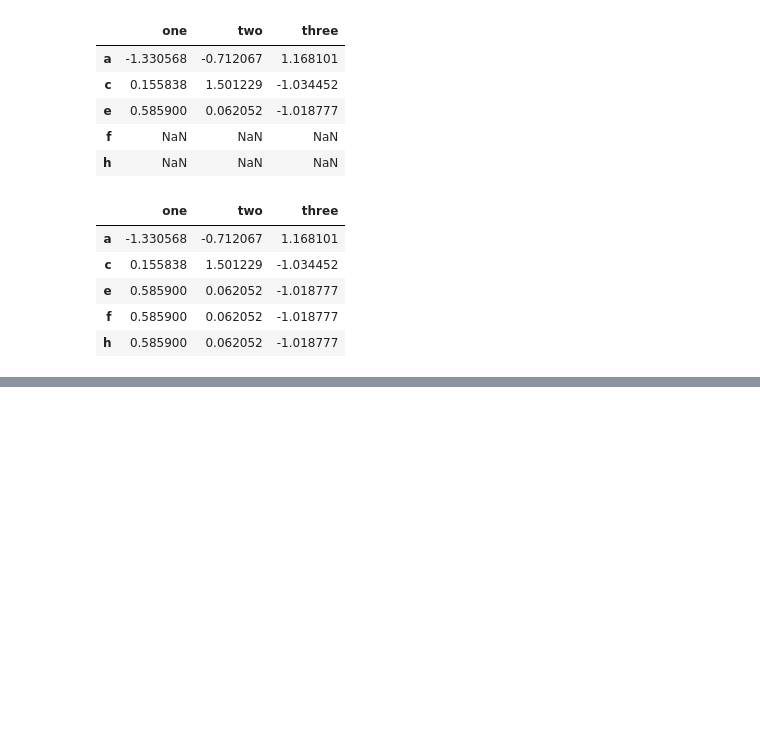
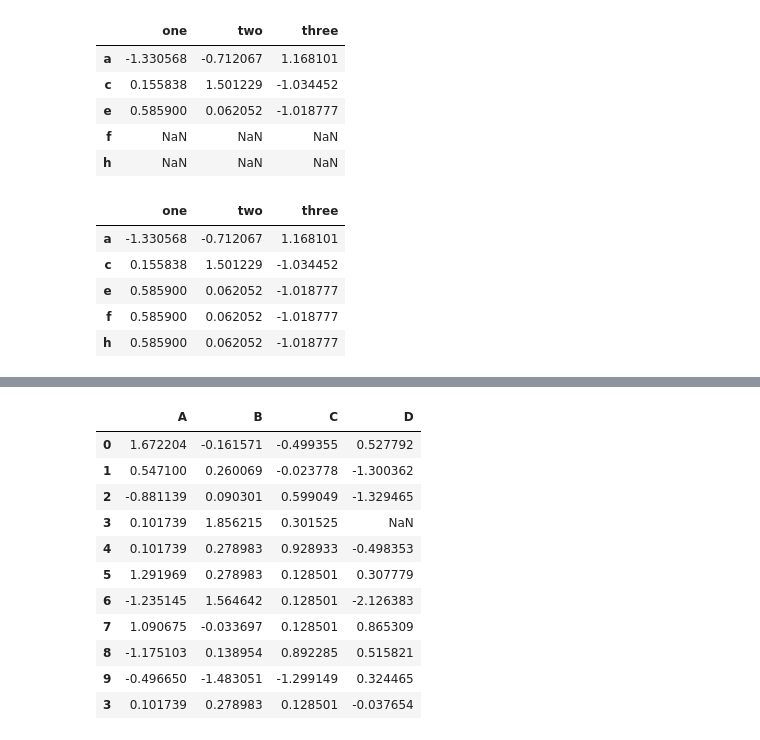
Before and after one commit to RobertTalbert/discretelinearcomputing, a Jupyter notebook: pandas/Missing_data.ipynb, the cells around one changed output, grey strips where cells are left out. Cells and saved outputs as stored; diff of their text form; code cells hidden in the pictures; blank space fills up the shorter version.

Commit message:
Finish up Missing Data notebook

```diff
--- a/pandas/Missing_data.ipynb
+++ b/pandas/Missing_data.ipynb
@@ -345,3 +345,10 @@ df3.fillna(method='pad')
 | e | 0.585900 | 0.062052 | -1.018777 |
 | f | 0.585900 | 0.062052 | -1.018777 |
 | h | 0.585900 | 0.062052 | -1.018777 |
+# %%
+# Or fill them in with a pandas object that aligns
+
+dff = pd.DataFrame(np.random.randn(10,3), columns=list('ABC'))
+dff.iloc[3:5,0] = np.nan
+dff.iloc[4:6,1] = np.nan
+dff.iloc[5:8,2] = np.nan
@@ -347,0 +383,19 @@ df3.fillna(method='pad')
+# %%
+# Or just drop any column with missing values
+
+dff2 = dff.fillna(dff.mean())
+dff2.iloc[3,3] = None
+dff2
+# %% [output]
+|  | A | B | C | D |
+| 0 | 1.672204 | -0.161571 | -0.499355 | 0.527792 |
+| 1 | 0.547100 | 0.260069 | -0.023778 | -1.300362 |
+| 2 | -0.881139 | 0.090301 | 0.599049 | -1.329465 |
+| 3 | 0.101739 | 1.856215 | 0.301525 | NaN |
+| 4 | 0.101739 | 0.278983 | 0.928933 | -0.498353 |
+| 5 | 1.291969 | 0.278983 | 0.128501 | 0.307779 |
+| 6 | -1.235145 | 1.564642 | 0.128501 | -2.126383 |
+| 7 | 1.090675 | -0.033697 | 0.128501 | 0.865309 |
+| 8 | -1.175103 | 0.138954 | 0.892285 | 0.515821 |
+| 9 | -0.496650 | -1.483051 | -1.299149 | 0.324465 |
+| 3 | 0.101739 | 0.278983 | 0.128501 | -0.037654 |
```
Also changed, not shown: parts of 13 cells of this notebook.
